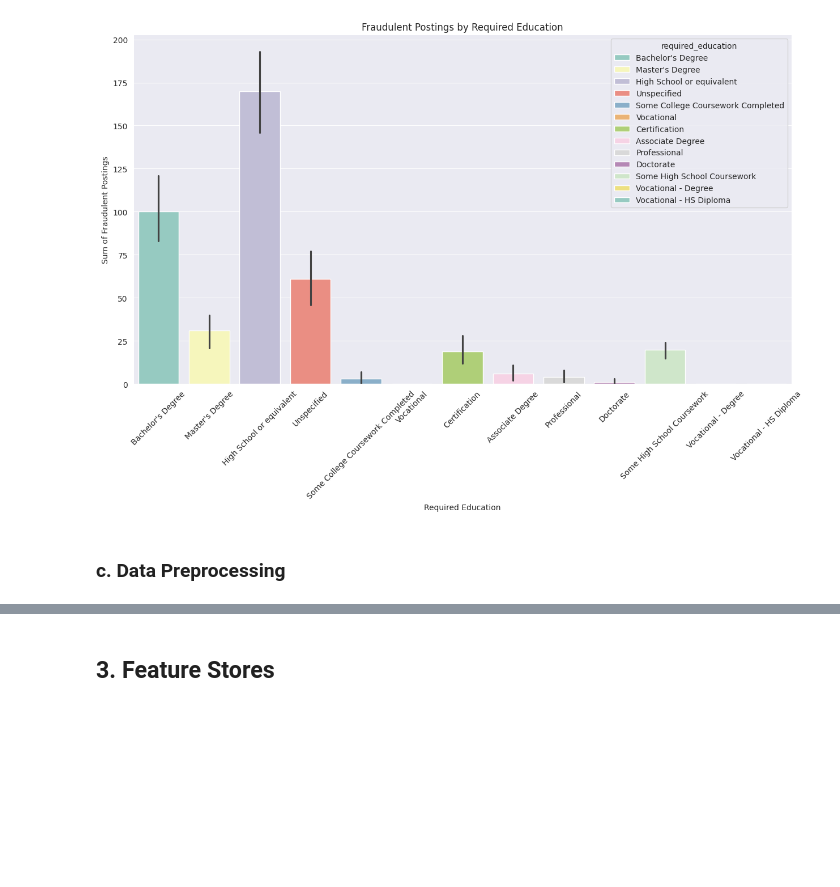
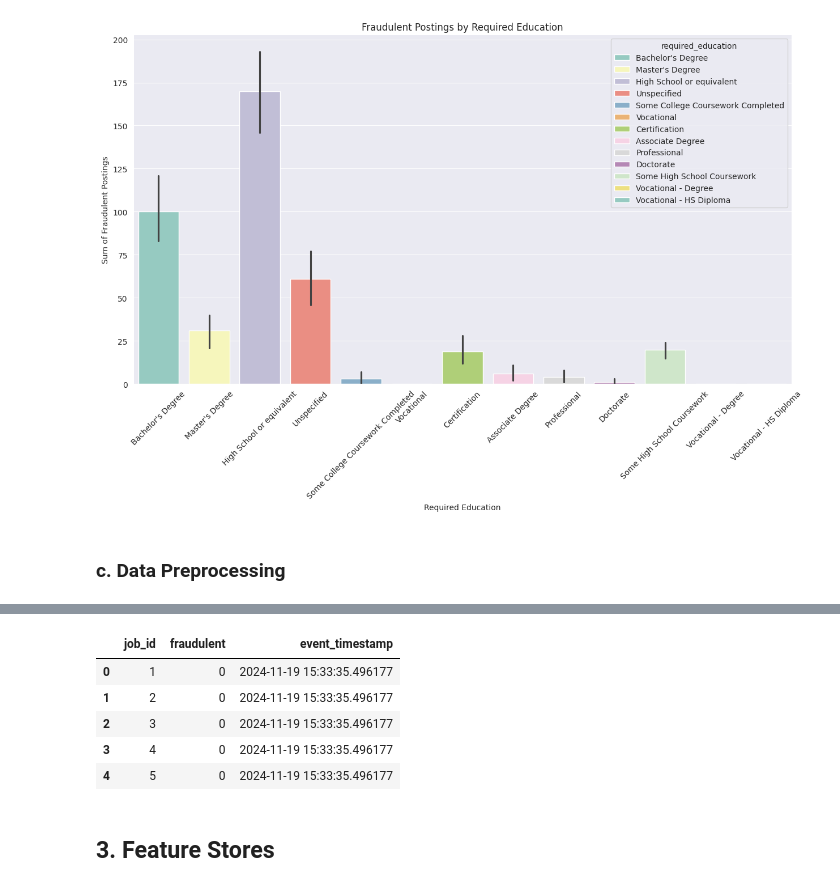
Before and after one commit to wisdom196473/Fraudulent-Job-Posting-Detection-MLOps, a Jupyter notebook: FinalProject.ipynb, the cells around one changed output, grey strips where cells are left out. Drawn from its saved outputs; the diff is of its cells as text; code cells hidden in the pictures; blank space fills up the shorter version.

```diff
--- a/FinalProject.ipynb
+++ b/FinalProject.ipynb
@@ -359,0 +332,3 @@ def clean_text(text):
+# %%
+# Subset target variable
+target_features = df[['fraudulent']]
@@ -360,3 +379,12 @@ def clean_text(text):
+# %%
+target_features.head()
+# %% [output]
+|  | job_id | fraudulent | event_timestamp |
+| 0 | 1 | 0 | 2024-11-19 15:33:35.496177 |
+| 1 | 2 | 0 | 2024-11-19 15:33:35.496177 |
+| 2 | 3 | 0 | 2024-11-19 15:33:35.496177 |
+| 3 | 4 | 0 | 2024-11-19 15:33:35.496177 |
+| 4 | 5 | 0 | 2024-11-19 15:33:35.496177 |
 # %% [markdown]
 ## 3. Feature Stores
 # %% [markdown]
```
Also changed, not shown: parts of 31 cells of this notebook.
